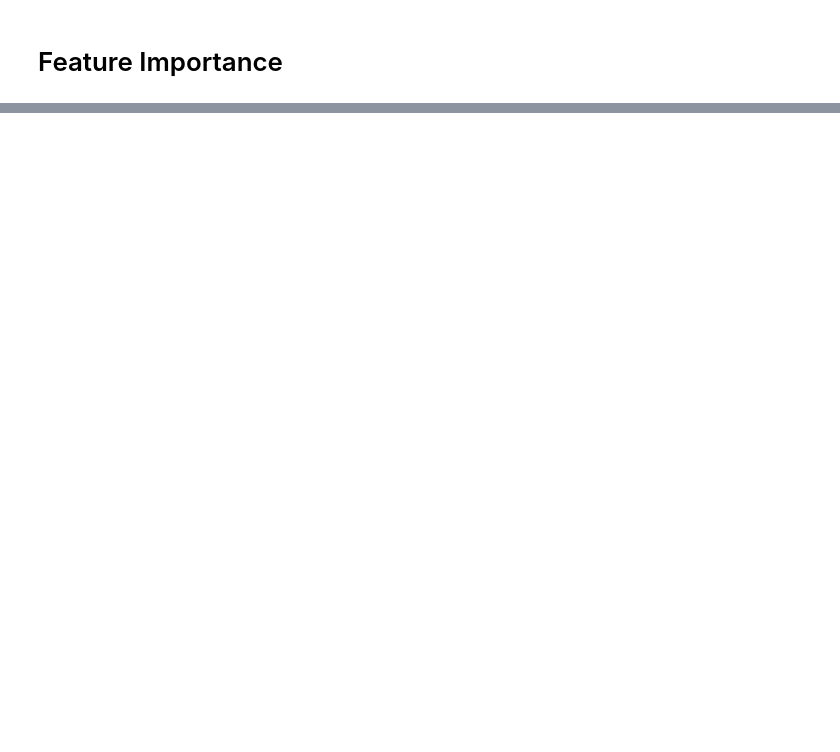
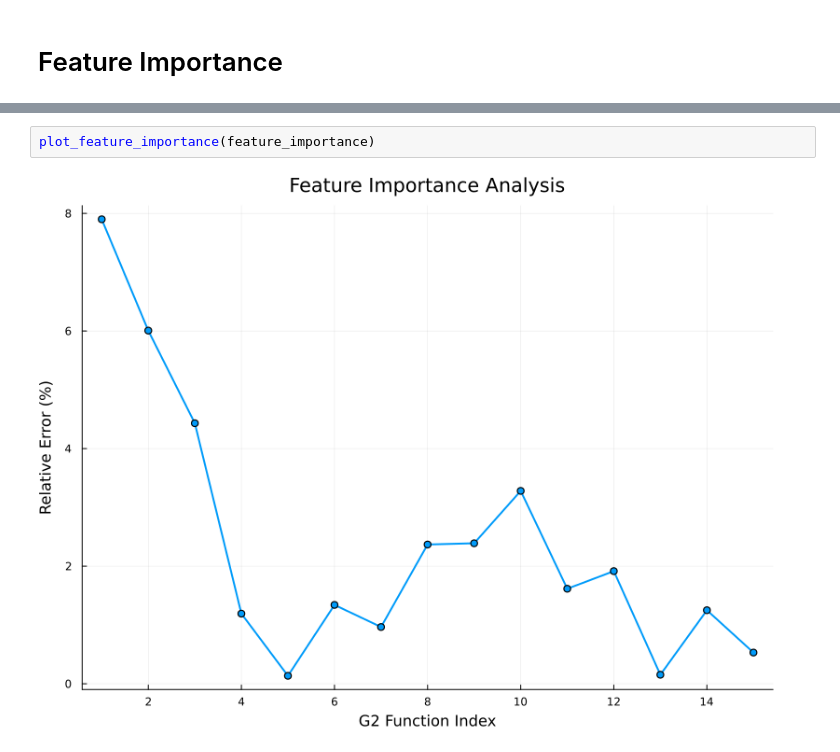
Before and after one commit to mposysoev/FeatureImportance, a Jupyter notebook: run_me.ipynb, the cells around one changed output, grey strips where cells are left out. Drawn from its saved outputs; the diff is of its cells as text; blank space fills up the shorter version.

```diff
--- a/run_me.ipynb
+++ b/run_me.ipynb
@@ -216,0 +325,4 @@ errors_shift
+# %%
+plot_feature_importance(feature_importance)
+# %% [output]
+[figure, added]
```
Also changed, not shown: parts of 26 cells of this notebook, 5 other files.
